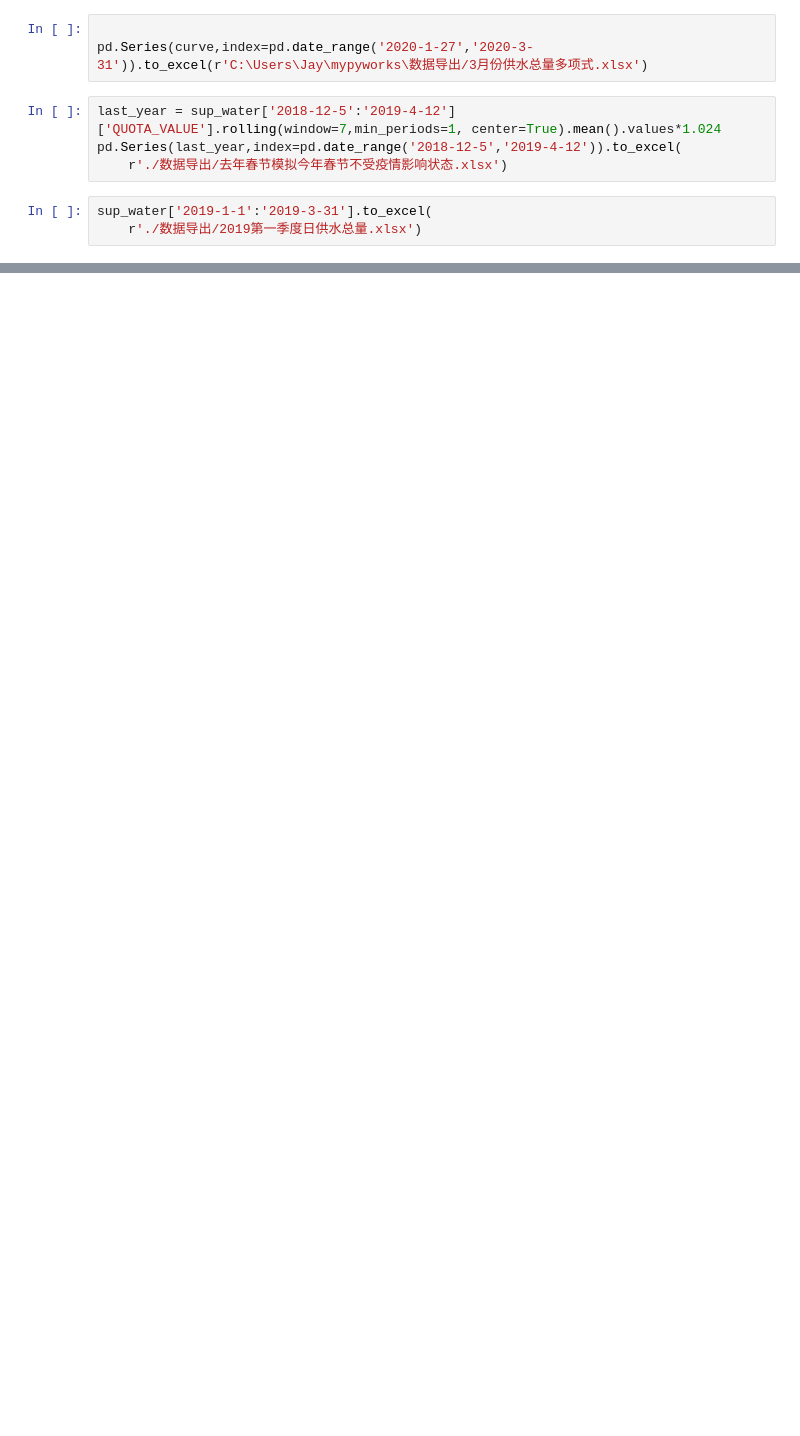
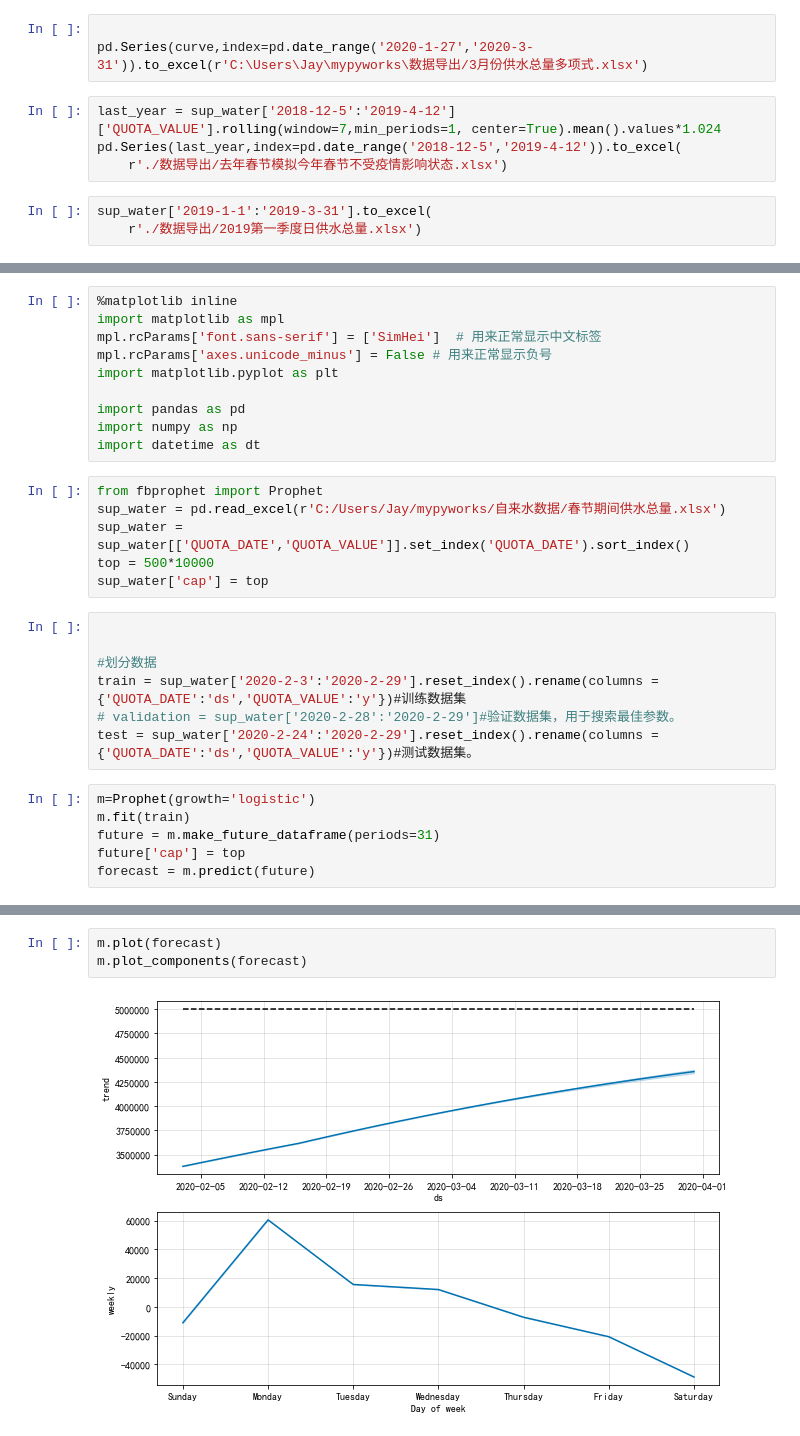
Before and after one commit to jayaston/mypyworks, a Jupyter notebook: 新冠疫情对于2020春节供水量影响预测_sarimax.ipynb, the cells around one changed output, grey strips where cells are left out. Cells and saved outputs as stored; diff of their text form; blank space fills up the shorter version.

```diff
--- a/新冠疫情对于2020春节供水量影响预测_sarimax.ipynb
+++ b/新冠疫情对于2020春节供水量影响预测_sarimax.ipynb
@@ -305,0 +384,29 @@ sup_water['2019-1-1':'2019-3-31'].to_excel(
+# %%
+%matplotlib inline
+import matplotlib as mpl
+mpl.rcParams['font.sans-serif'] = ['SimHei']  # 用来正常显示中文标签
+mpl.rcParams['axes.unicode_minus'] = False # 用来正常显示负号
+import matplotlib.pyplot as plt
+
+import pandas as pd
+import numpy as np
+import datetime as dt
+# %%
+from fbprophet import Prophet
+sup_water = pd.read_excel(r'C:/Users/Jay/mypyworks/自来水数据/春节期间供水总量.xlsx')
+sup_water = sup_water[['QUOTA_DATE','QUOTA_VALUE']].set_index('QUOTA_DATE').sort_index()
+top = 500*10000
+sup_water['cap'] = top
+# %%
+
+
+#划分数据
+train = sup_water['2020-2-3':'2020-2-29'].reset_index().rename(columns = {'QUOTA_DATE':'ds','QUOTA_VALUE':'y'})#训练数据集
+# validation = sup_water['2020-2-28':'2020-2-29']#验证数据集，用于搜索最佳参数。
+test = sup_water['2020-2-24':'2020-2-29'].reset_index().rename(columns = {'QUOTA_DATE':'ds','QUOTA_VALUE':'y'})#测试数据集。
+# %%
+m=Prophet(growth='logistic')
+m.fit(train)
+future = m.make_future_dataframe(periods=31)
+future['cap'] = top
+forecast = m.predict(future)
@@ -305,0 +437,5 @@ sup_water['2019-1-1':'2019-3-31'].to_excel(
+# %%
+m.plot(forecast)
+m.plot_components(forecast)
+# %% [output]
+[figure, added]
```
Also changed, not shown: parts of 28 cells of this notebook, 5 other files.
